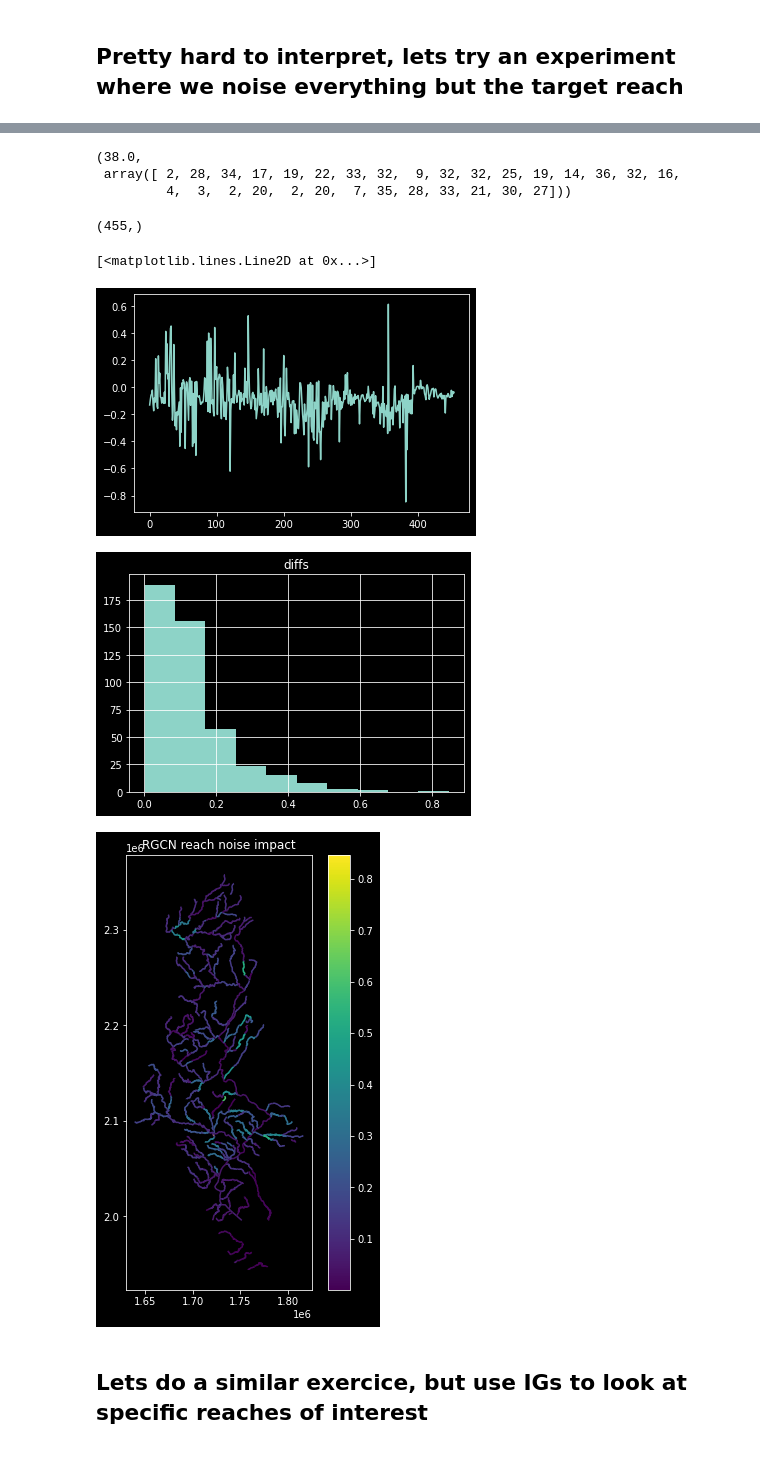
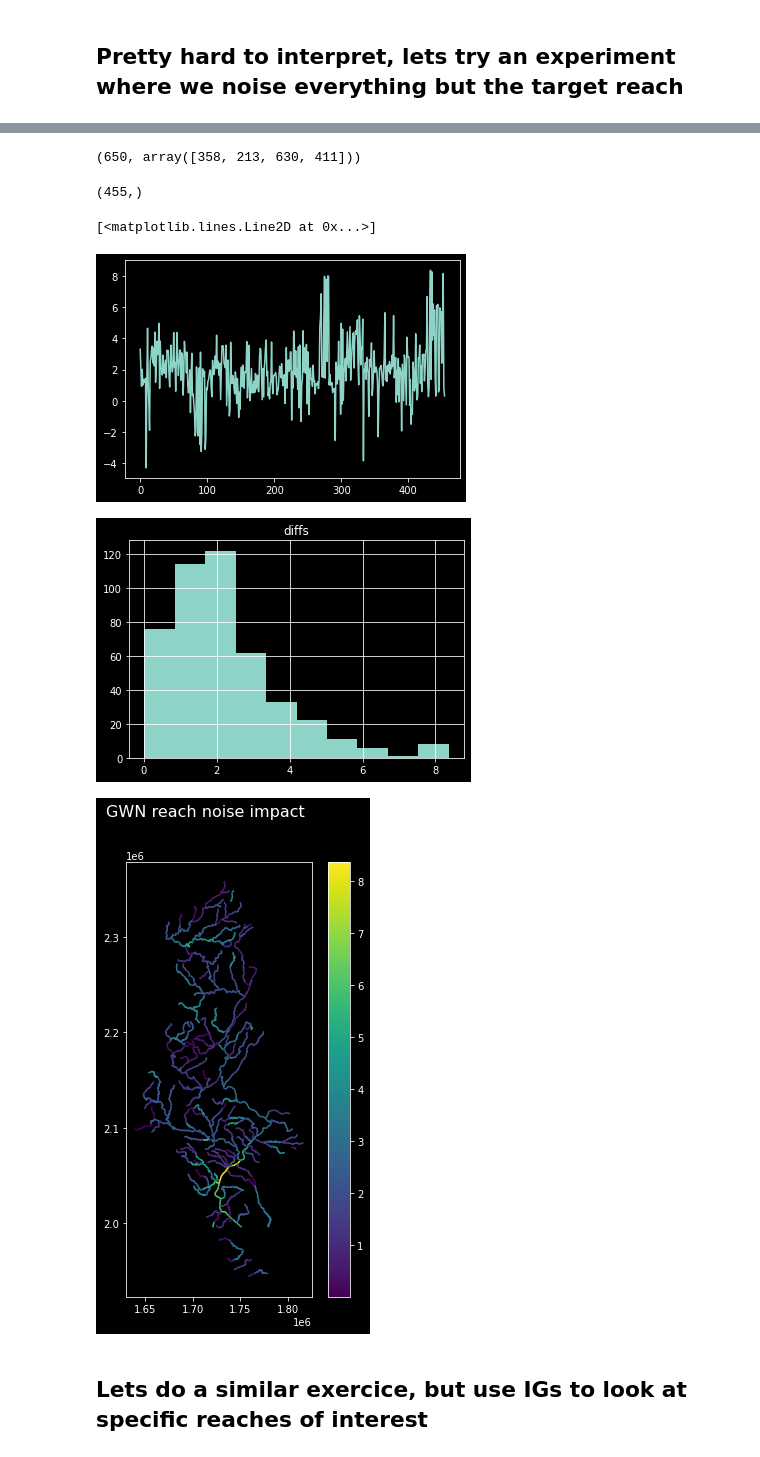
Before and after one commit to DOI-USGS/xai-workflows, a Jupyter notebook: prototyping_notebooks/04_01_02_Modular_CustomIntGrad_SpaceTime_Influences.ipynb, the cells around one changed output, grey strips where cells are left out. Drawn from its saved outputs; the diff is of its cells as text; code cells hidden in the pictures.

```diff
--- a/prototyping_notebooks/04_01_02_Modular_CustomIntGrad_SpaceTime_Influences.ipynb
+++ b/prototyping_notebooks/04_01_02_Modular_CustomIntGrad_SpaceTime_Influences.ipynb
@@ -19,14 +19,14 @@ torch.manual_seed(123)
 # Set up general arguments and pull in some real River-dl data
 # %%
 ## Define some general arguments for the notebook
-mod = 'RGCN'  #GWN or RGCN
+mod = 'GWN'  #GWN or RGCN
 base = 'zeros' #zeros or mean
 grad_steps = 50 #Number of steps to take in calculation of IG
 year_index = -1 #Sequence to apply IG to
 weights_file = f'../../river-dl/results/baseline/{mod}/rep_5/finetuned_weights.pth'
 prepped_file = f"../../river-dl/results/baseline/{mod}/prepped.npz"
 device = torch.device('cuda:0' if torch.cuda.is_available() else 'cpu')
-pred_length = 90
+pred_length = 15
 num_rand = 30 #number of random sequences to average some chunks
 
 
@@ -134,28 +183,27 @@ plt.show()
 # %%
 def noise_segs(seg_of_interest):
     with torch.no_grad():
-        y_hat_original = model(x)#[:,90:180,:]
+        y_hat_original = model(x)[:,-pred_length:,:]
     x_hypothesis = torch.rand_like(x)
     x_hypothesis[seg_of_interest] = x[seg_of_interest]
     with torch.no_grad():
-        y_hat_hypothesis = model(x_hypothesis)#[:,90:180,:]
+        y_hat_hypothesis = model(x_hypothesis)[:,-pred_length:,:]
     y_diff = y_hat_original[seg_of_interest, :].detach().cpu() - y_hat_hypothesis[seg_of_interest, :].detach().cpu()
     y_diff = np.mean(y_diff.numpy())
     return y_diff
 # %%
-batches = river_dl['x_tst'].shape[0]/n_segs
-rand_batch = np.random.randint(0,batches,num_rand)
+num_rand=4
+batches = river_dl['x_trn'].shape[0]//n_segs
+rand_batch = np.random.choice(range(batches),num_rand,replace='False')
 batches, rand_batch
 # %% [output]
-(38.0,
- array([ 2, 28, 34, 17, 19, 22, 33, 32,  9, 32, 32, 25, 19, 14, 36, 32, 16,
-         4,  3,  2, 20,  2, 20,  7, 35, 28, 33, 21, 30, 27]))
+(650, array([358, 213, 630, 411]))
 # %%
 diffs =[]
 for i in rand_batch:
     start_ind = n_segs*i-n_segs
     end_ind = n_segs*i
-    x = torch.from_numpy(river_dl['x_tst']).to(device).float()[start_ind:end_ind]
+    x = torch.from_numpy(river_dl['x_trn']).to(device).float()[start_ind:end_ind]
     for j in range(n_segs):
         d = noise_segs(j)
         diffs.append(d)
@@ -170,16 +218,16 @@ diffs.shape
 plt.plot(diffs)
 # %% [output]
 [<matplotlib.lines.Line2D at 0x...>]
-[figure, old version]
+[figure, new version]
 # %%
 diffs_sf.hist('diffs')
 fig, ax = plt.subplots(figsize = (6,8))
 diffs_sf.plot(column='diffs', ax = ax, legend = True)
-plt.title(f"{mod} reach noise impact")
+fig.suptitle(f"{mod} reach noise impact",fontsize=16)
 plt.savefig(f'../figures/{mod}_30_reach_noise.png',bbox_inches='tight')
 # %% [output]
-[figure, old version]
+[figure, new version]
-[figure, old version]
+[figure, new version]
 # %% [markdown]
 ## Lets do a similar exercice, but use IGs to look at specific reaches of interest
 # %% [markdown]
```
Also changed, not shown: parts of 22 cells of this notebook, 2 other files.
